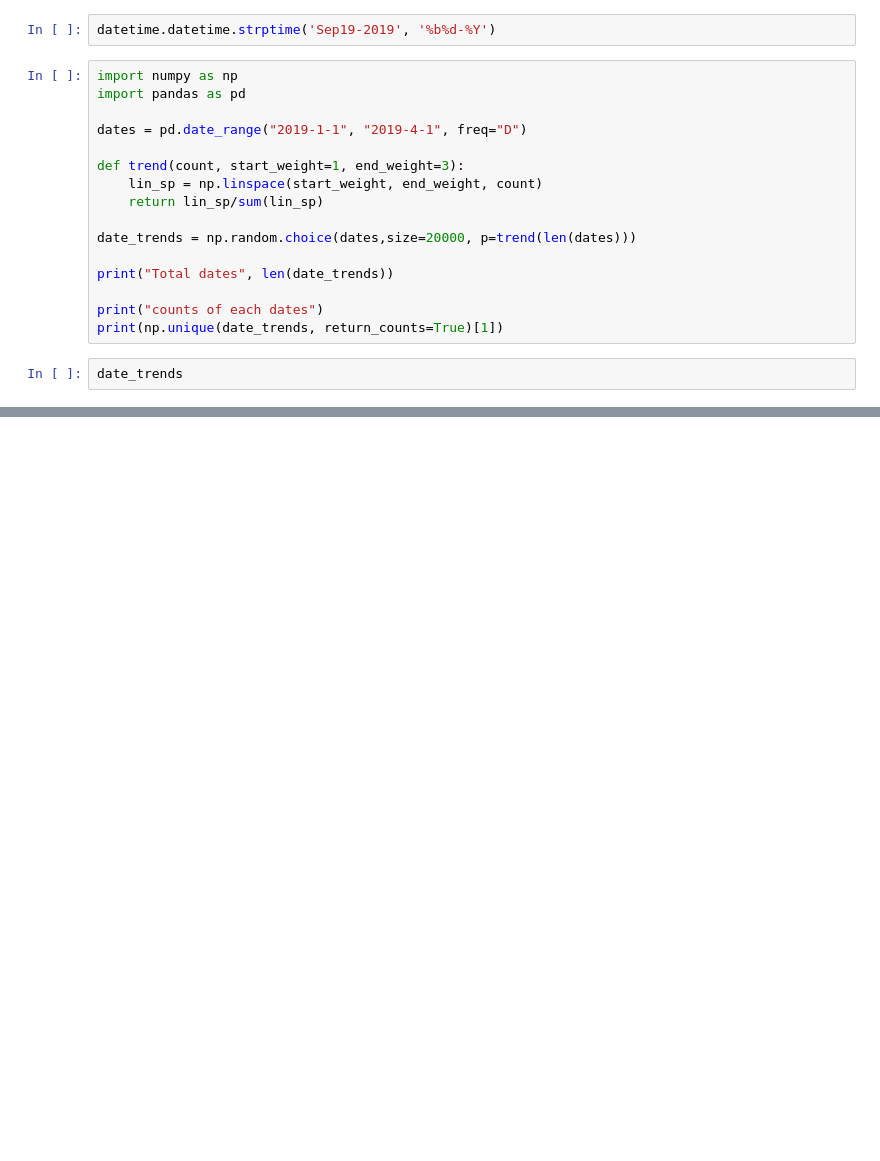
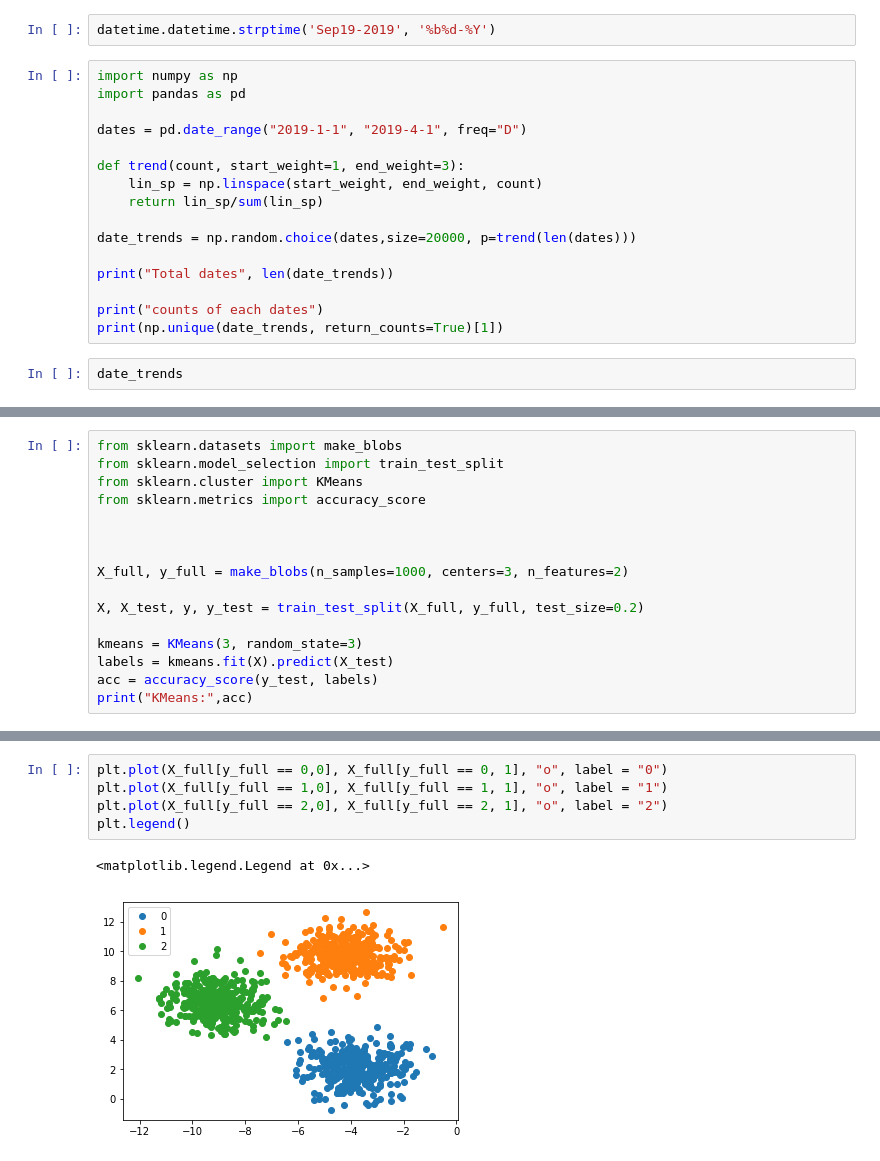
Before and after one commit to callinSwitzer/GarbageCollector, a Jupyter notebook: Untitled4.ipynb, the cells around one changed output, grey strips where cells are left out. Cells and saved outputs as stored; diff of their text form; blank space fills up the shorter version.

```diff
--- a/Untitled4.ipynb
+++ b/Untitled4.ipynb
@@ -142,0 +179,16 @@ date_trends
+# %%
+from sklearn.datasets import make_blobs
+from sklearn.model_selection import train_test_split
+from sklearn.cluster import KMeans
+from sklearn.metrics import accuracy_score
+
+
+
+X_full, y_full = make_blobs(n_samples=1000, centers=3, n_features=2)
+
+X, X_test, y, y_test = train_test_split(X_full, y_full, test_size=0.2)
+
+kmeans = KMeans(3, random_state=3)
+labels = kmeans.fit(X).predict(X_test)
+acc = accuracy_score(y_test, labels)
+print("KMeans:",acc)
@@ -142,0 +215,8 @@ date_trends
+# %%
+plt.plot(X_full[y_full == 0,0], X_full[y_full == 0, 1], "o", label = "0")
+plt.plot(X_full[y_full == 1,0], X_full[y_full == 1, 1], "o", label = "1")
+plt.plot(X_full[y_full == 2,0], X_full[y_full == 2, 1], "o", label = "2")
+plt.legend()
+# %% [output]
+<matplotlib.legend.Legend at 0x...>
+[figure, added]
```
Also changed, not shown: parts of 12 cells of this notebook, 3 other files.
